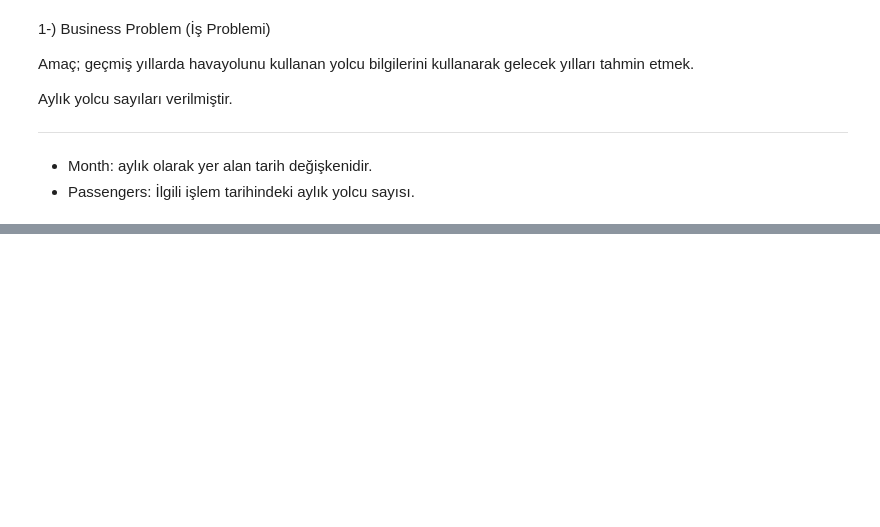
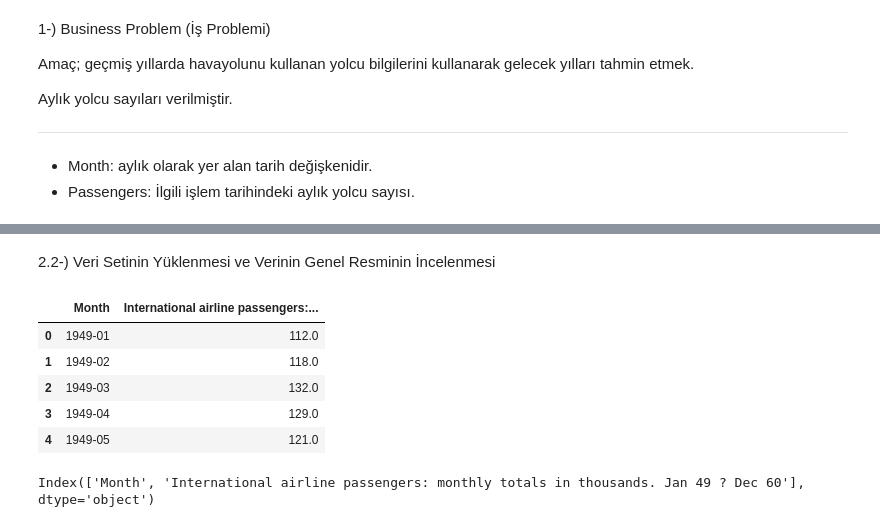
Before and after one commit to giraydorukyurt7/Data_Science-And-Artificial_Intelligence-Journeys, a Jupyter notebook: Deep_Learning/RNN/RNN_Application.ipynb, the cells around one changed output, grey strips where cells are left out. Cells and saved outputs as stored; diff of their text form; code cells hidden in the pictures; blank space fills up the shorter version.

```diff
--- a/Deep_Learning/RNN/RNN_Application.ipynb
+++ b/Deep_Learning/RNN/RNN_Application.ipynb
@@ -77,0 +76,17 @@ WARNING:tensorflow:From C:\Users\Giray\AppData\Local\Temp\ipykernel_18828\910732
+# %% [markdown]
+2.2-) Veri Setinin Yüklenmesi ve Verinin Genel Resminin İncelenmesi
+# %%
+df = pd.read_csv("international-airline-passengers.csv")
+# %%
+df.head()
+# %% [output]
+|  | Month | International airline passengers:... |
+| 0 | 1949-01 | 112.0 |
+| 1 | 1949-02 | 118.0 |
+| 2 | 1949-03 | 132.0 |
+| 3 | 1949-04 | 129.0 |
+| 4 | 1949-05 | 121.0 |
+# %%
+df.columns
+# %% [output]
+Index(['Month', 'International airline passengers: monthly totals in thousands. Jan 49 ? Dec 60'], dtype='object')
```
Also changed, not shown: parts of 45 cells of this notebook.
